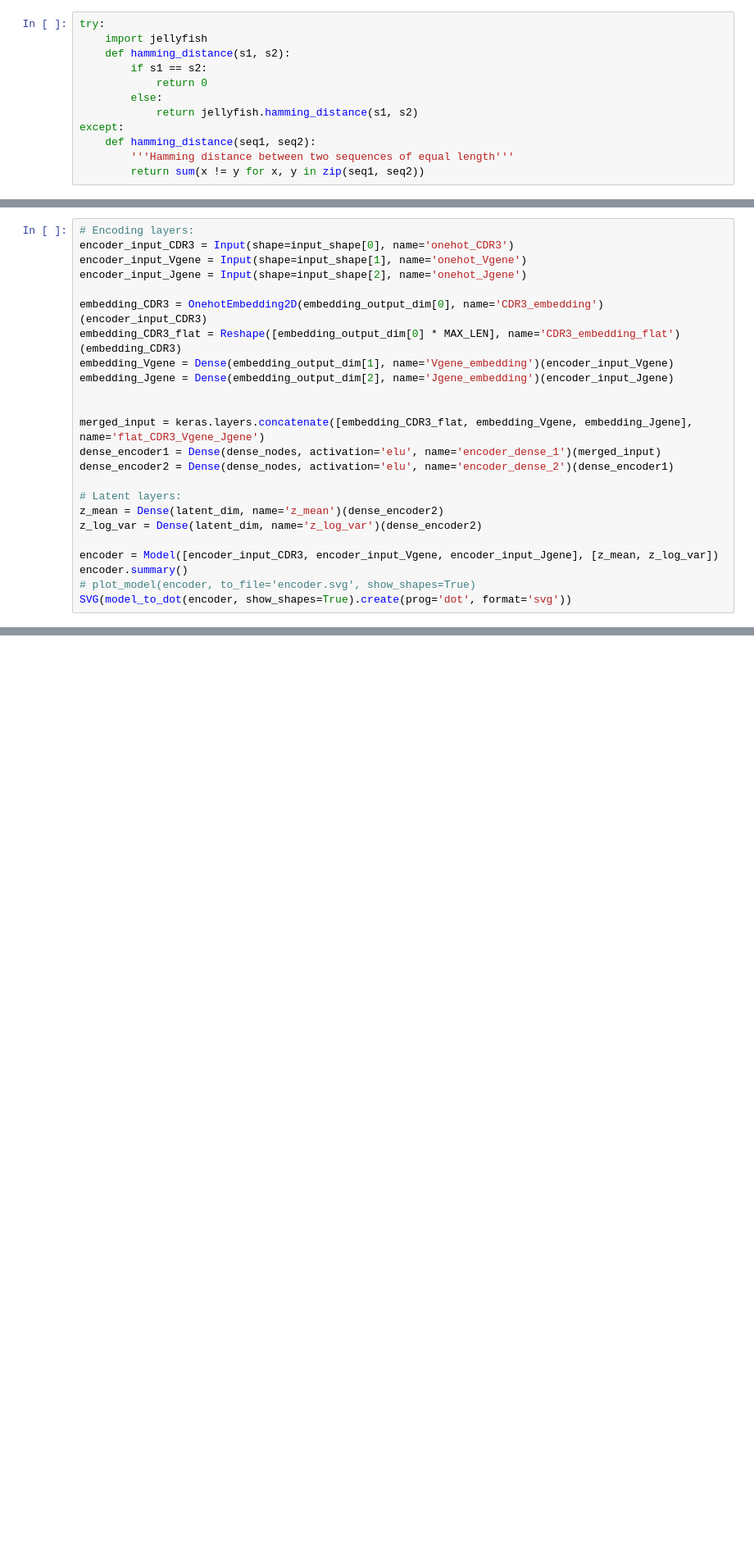
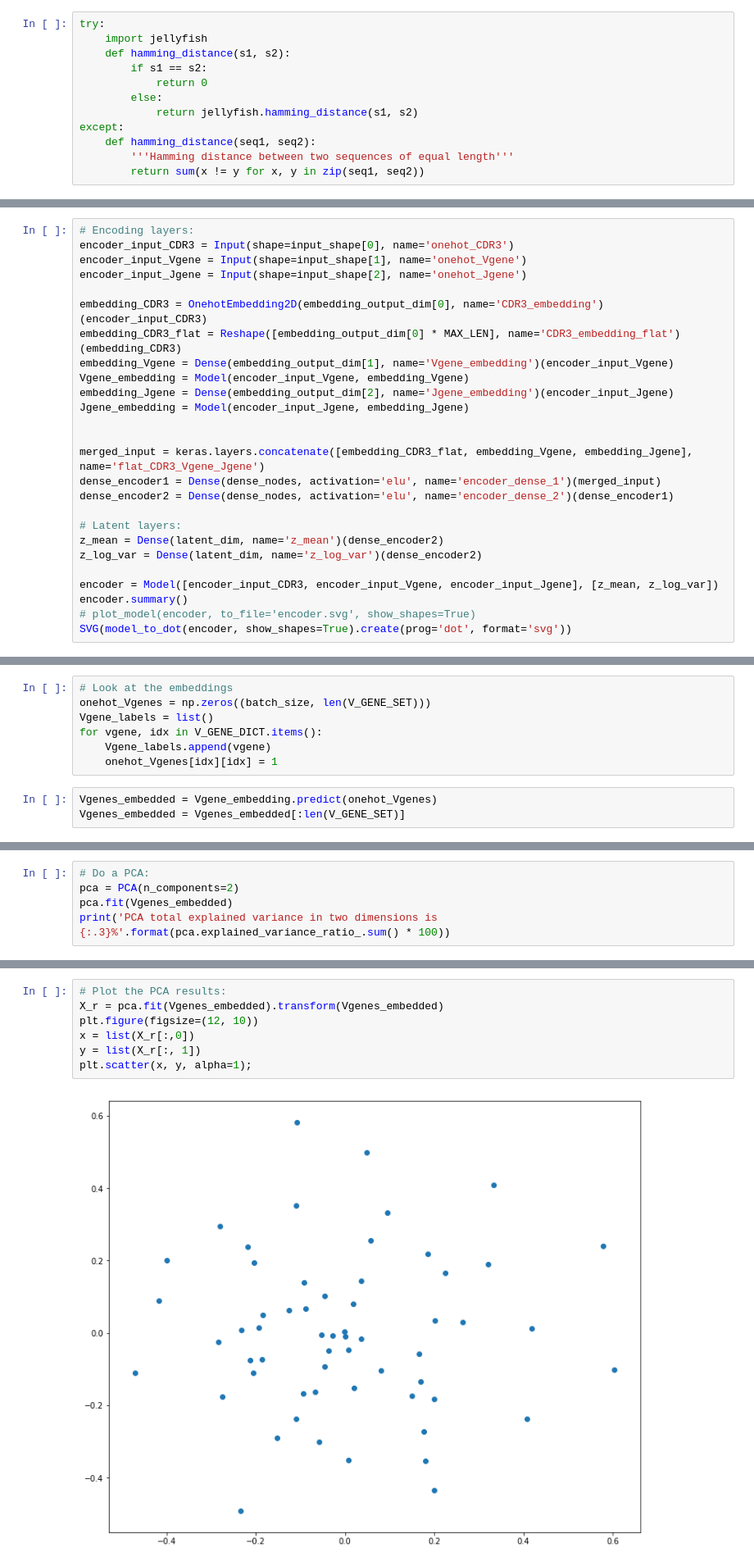
Before and after one commit to matsengrp/vampire, a Jupyter notebook: two_layer_dense_vae-TCR.ipynb, the cells around one changed output, grey strips where cells are left out. Shown at 82% size. Drawn from its saved outputs; the diff is of its cells as text; blank space fills up the shorter version.

```diff
--- a/two_layer_dense_vae-TCR.ipynb
+++ b/two_layer_dense_vae-TCR.ipynb
@@ -225,7 +222,9 @@ encoder_input_Jgene = Input(shape=input_shape[2], name='onehot_Jgene')
 embedding_CDR3 = OnehotEmbedding2D(embedding_output_dim[0], name='CDR3_embedding')(encoder_input_CDR3)
 embedding_CDR3_flat = Reshape([embedding_output_dim[0] * MAX_LEN], name='CDR3_embedding_flat')(embedding_CDR3)
 embedding_Vgene = Dense(embedding_output_dim[1], name='Vgene_embedding')(encoder_input_Vgene)
+Vgene_embedding = Model(encoder_input_Vgene, embedding_Vgene)
 embedding_Jgene = Dense(embedding_output_dim[2], name='Jgene_embedding')(encoder_input_Jgene)
+Jgene_embedding = Model(encoder_input_Jgene, embedding_Jgene)
 
 
 merged_input = keras.layers.concatenate([embedding_CDR3_flat, embedding_Vgene, embedding_Jgene], name='flat_CDR3_Vgene_Jgene')
@@ -1061,0 +485,10 @@ plt.show()
+# %%
+# Look at the embeddings
+onehot_Vgenes = np.zeros((batch_size, len(V_GENE_SET)))
+Vgene_labels = list()
+for vgene, idx in V_GENE_DICT.items():
+    Vgene_labels.append(vgene)
+    onehot_Vgenes[idx][idx] = 1
+# %%
+Vgenes_embedded = Vgene_embedding.predict(onehot_Vgenes)
+Vgenes_embedded = Vgenes_embedded[:len(V_GENE_SET)]
@@ -1061,0 +527,5 @@ plt.show()
+# %%
+# Do a PCA:
+pca = PCA(n_components=2)
+pca.fit(Vgenes_embedded)
+print('PCA total explained variance in two dimensions is {:.3}%'.format(pca.explained_variance_ratio_.sum() * 100))
@@ -1061,0 +534,9 @@ plt.show()
+# %%
+# Plot the PCA results:
+X_r = pca.fit(Vgenes_embedded).transform(Vgenes_embedded)
+plt.figure(figsize=(12, 10))
+x = list(X_r[:,0])
+y = list(X_r[:, 1])
+plt.scatter(x, y, alpha=1);
+# %% [output]
+[figure, added]
```
Also changed, not shown: parts of 68 cells of this notebook.
